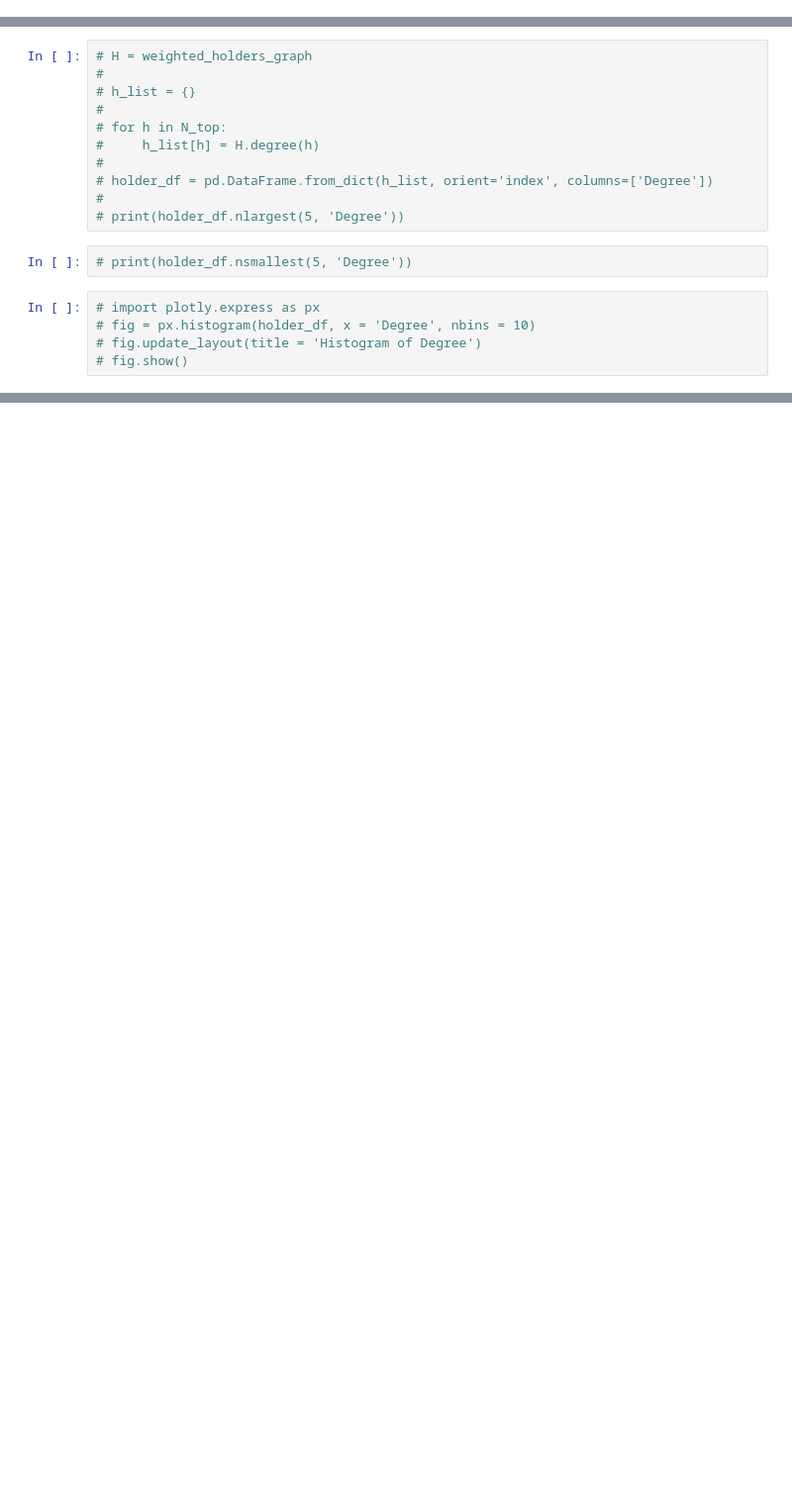
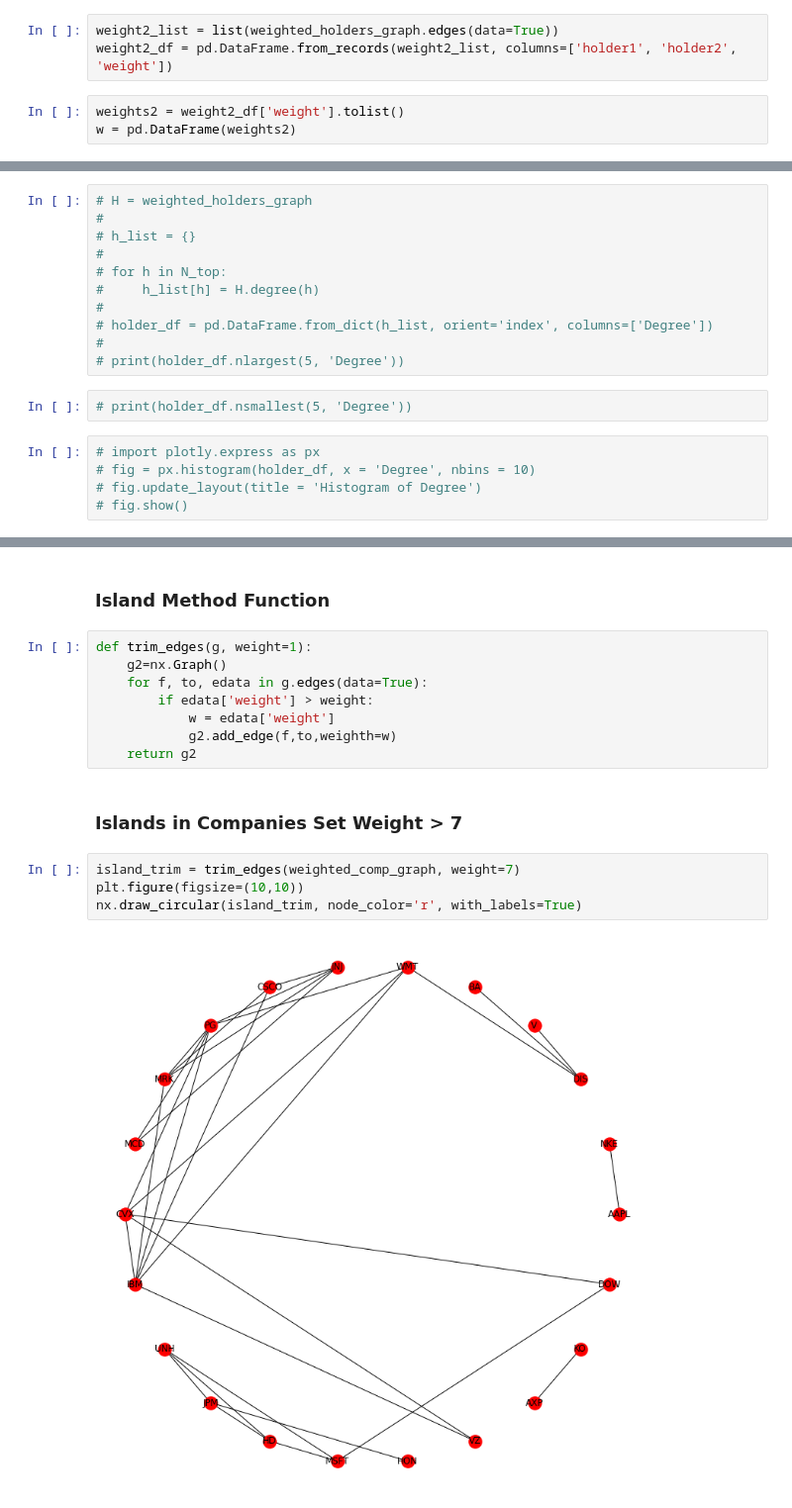
Before and after one commit to mgino11/Web_Analytics, a Jupyter notebook: Project_2.ipynb, the cells around one changed output, grey strips where cells are left out. Shown at 99% size. Drawn from its saved outputs; the diff is of its cells as text; blank space fills up the shorter version.

```diff
--- a/Project_2.ipynb
+++ b/Project_2.ipynb
@@ -379,3 +405,9 @@ list(weighted_holders_graph.edges(data=True))
  ('Bank Of New York Mellon Corporation', 'FMR, LLC', {'weight': 3}),
  ('Loomis Sayles & Company, LP', 'FMR, LLC', {'weight': 1}),
  ('FMR, LLC', 'ClearBridge Investments, LLC', {'weight': 1})]
+# %%
+weight2_list = list(weighted_holders_graph.edges(data=True))
+weight2_df = pd.DataFrame.from_records(weight2_list, columns=['holder1', 'holder2', 'weight'])
+# %%
+weights2 = weight2_df['weight'].tolist()
+w = pd.DataFrame(weights2)
@@ -403,0 +461,18 @@ list(N_graph.neighbors('Blackrock Inc.'))
+# %% [markdown]
+### Island Method Function
+# %%
+def trim_edges(g, weight=1):
+    g2=nx.Graph()
+    for f, to, edata in g.edges(data=True):
+        if edata['weight'] > weight:
+            w = edata['weight']
+            g2.add_edge(f,to,weighth=w)
+    return g2
+# %% [markdown]
+### Islands in Companies Set Weight > 7
+# %%
+island_trim = trim_edges(weighted_comp_graph, weight=7)
+plt.figure(figsize=(10,10))
+nx.draw_circular(island_trim, node_color='r', with_labels=True)
+# %% [output]
+[figure, added]
```
Also changed, not shown: parts of 20 cells of this notebook.
